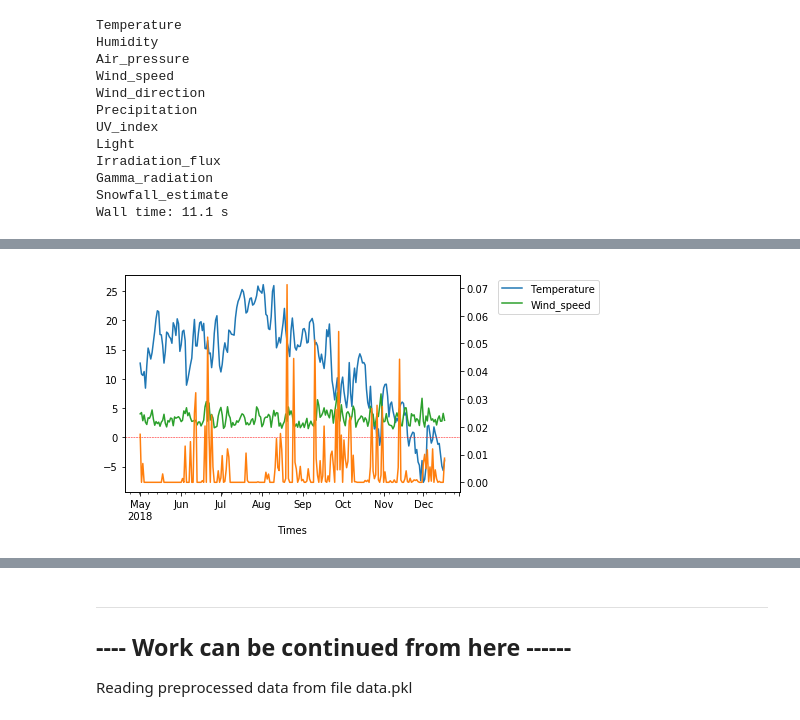
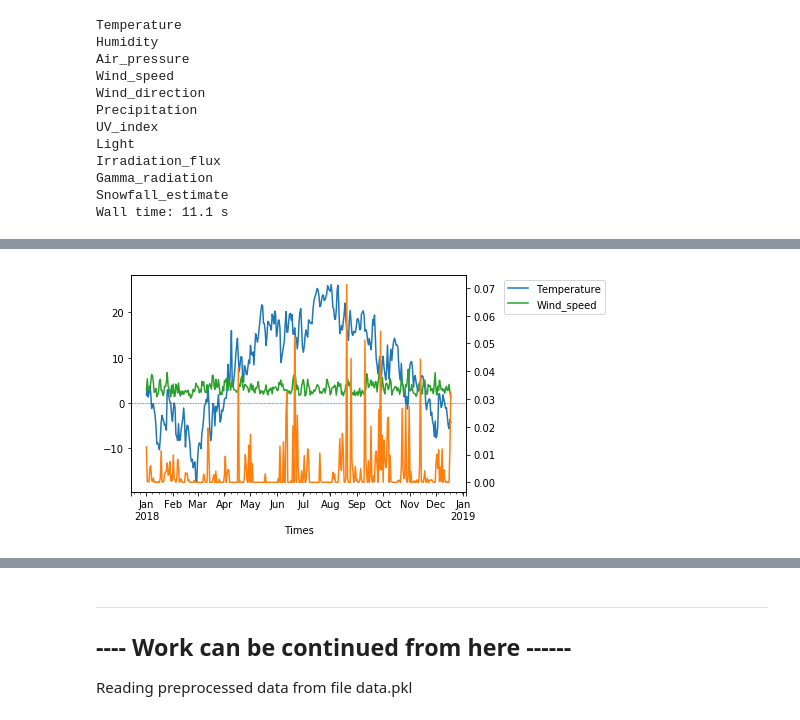
Before and after one commit to rkapp22/holidayplanner, a Jupyter notebook: holidayweather.ipynb, the cells around one changed output, grey strips where cells are left out. Cells and saved outputs as stored; diff of their text form; code cells hidden in the pictures.

```diff
--- a/holidayweather.ipynb
+++ b/holidayweather.ipynb
@@ -316,12 +316,12 @@ data.describe()
 | max | 3.370000e+01 | 1.209572e+02 | 1.054122e+03 | 5.105643e+01 | 3.600000e+02 | 9.799000e+00 | 54.125747 | 3.747921e+05 | ... |
 # %%
-ax=data['2018-5':][['Temperature','Precipitation','Wind_speed']].resample('D').mean().plot(secondary_y=['Precipitation']);
+ax=data['2018':][['Temperature','Precipitation','Wind_speed']].resample('D').mean().plot(secondary_y=['Precipitation']);
 ax.legend(loc='upper left', bbox_to_anchor=(1.1,1));
 #ax=data['2018-10-3']['Temperature'].plot()
 #data['2018-10-3']['Precipitation'].dropna().plot(secondary_y='Precipitation', ax=ax)
 ax.axhline(y=0, color='r', linestyle='--', linewidth=0.5);
 # %% [output]
-[figure, old version]
+[figure, new version]
 # %%
 ax=data['2018-12':][['Temperature','Precipitation','Wind_speed']].resample('H').mean().plot(secondary_y=['Precipitation']);
 ax.legend(loc='upper left', bbox_to_anchor=(1.1,1));
```
Also changed, not shown: parts of 180 cells of this notebook.
